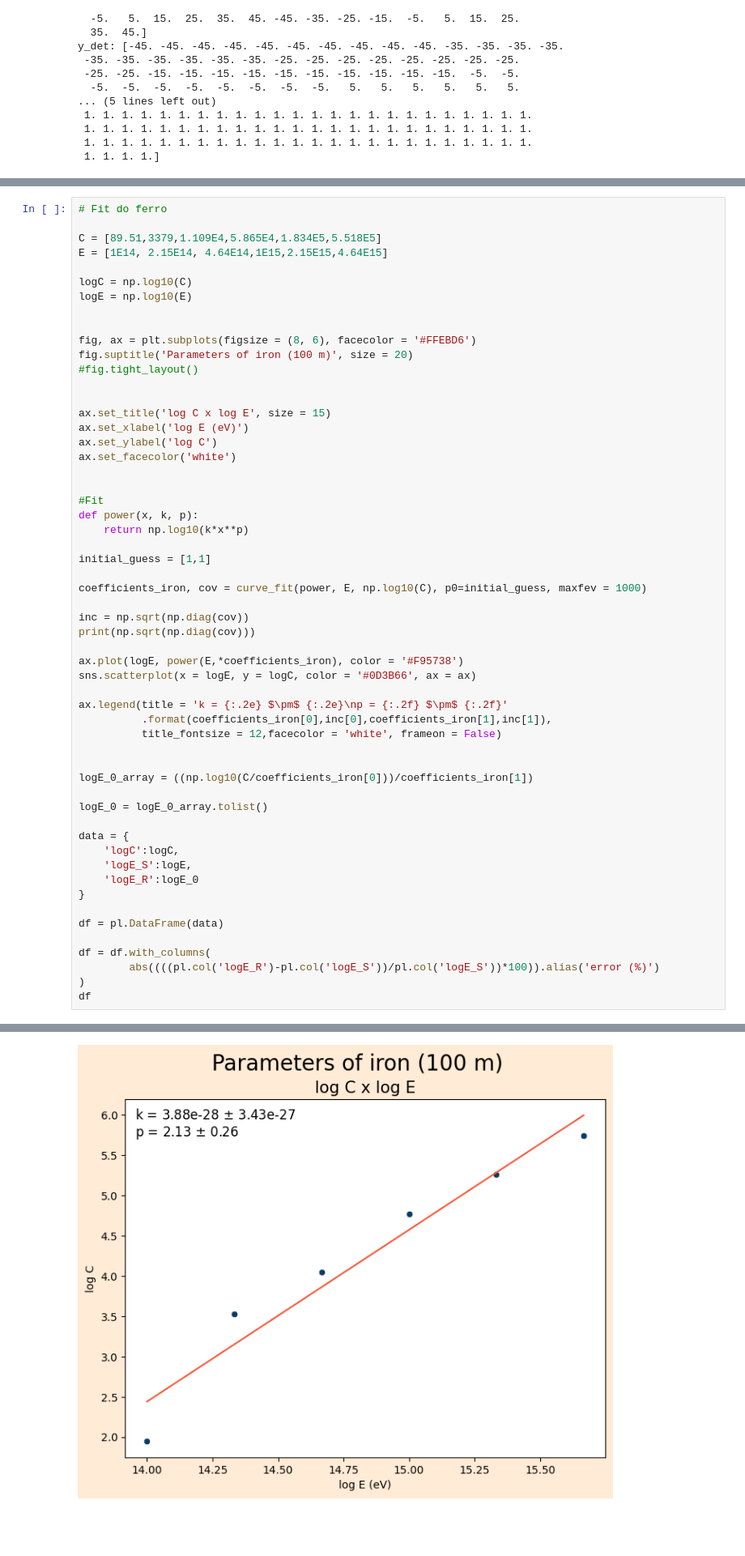
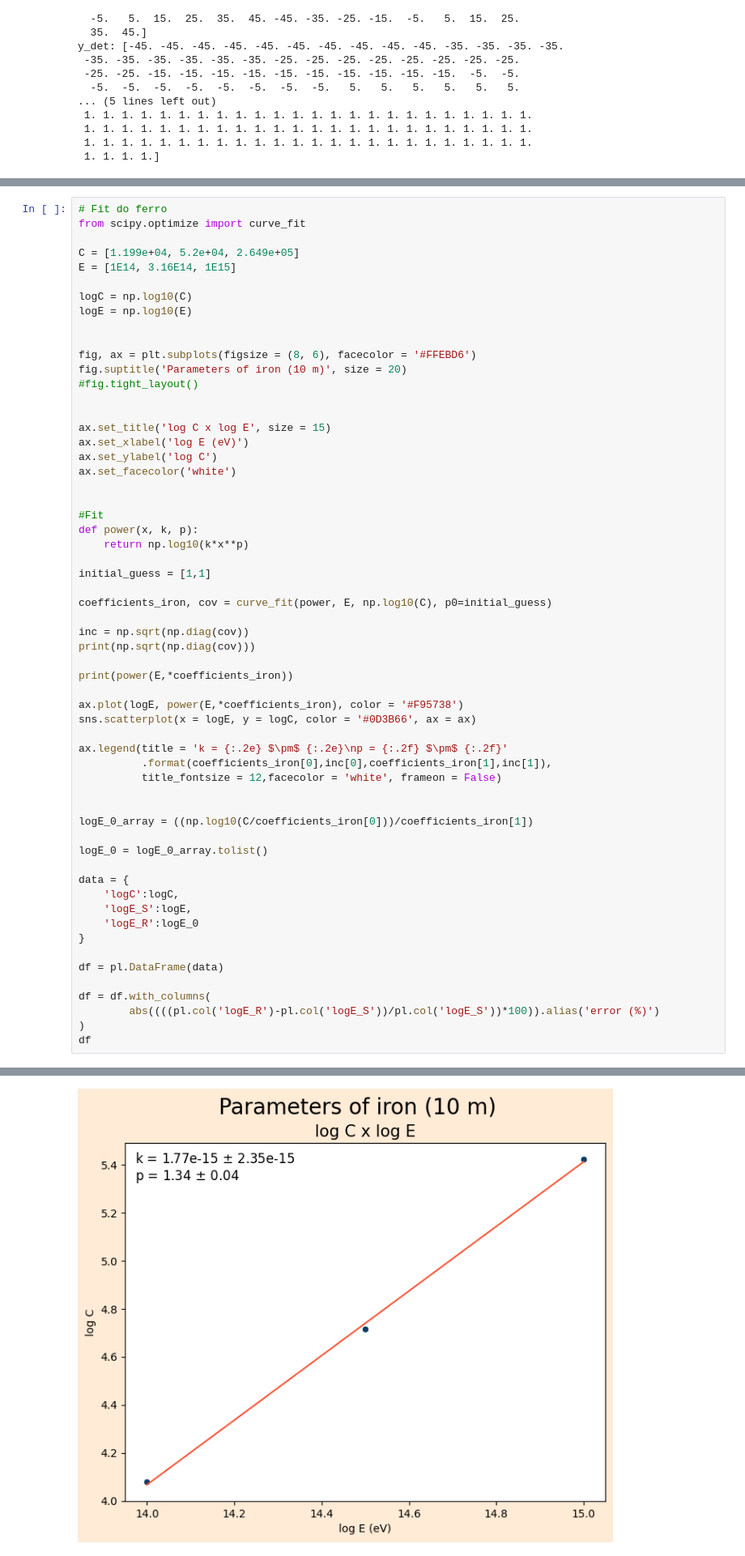
Before and after one commit to lucas-orfei/mestrado, a Jupyter notebook: array_10x10.ipynb, the cells around one changed output, grey strips where cells are left out. Shown at 81% size. Drawn from its saved outputs; the diff is of its cells as text; blank space fills up the shorter version.

```diff
--- a/array_10x10.ipynb
+++ b/array_10x10.ipynb
@@ -360,15 +668,16 @@ shape: (6, 4)
 # %%
 # Fit do ferro
+from scipy.optimize import curve_fit
 
-C = [89.51,3379,1.109E4,5.865E4,1.834E5,5.518E5]
-E = [1E14, 2.15E14, 4.64E14,1E15,2.15E15,4.64E15]
+C = [1.199e+04, 5.2e+04, 2.649e+05]
+E = [1E14, 3.16E14, 1E15]
 
 logC = np.log10(C)
 logE = np.log10(E)
 
 
 fig, ax = plt.subplots(figsize = (8, 6), facecolor = '#FFEBD6')
-fig.suptitle('Parameters of iron (100 m)', size = 20)
+fig.suptitle('Parameters of iron (10 m)', size = 20)
 #fig.tight_layout()
 
 
@@ -384,10 +693,12 @@ def power(x, k, p):
 
 initial_guess = [1,1]
 
-coefficients_iron, cov = curve_fit(power, E, np.log10(C), p0=initial_guess, maxfev = 1000)
+coefficients_iron, cov = curve_fit(power, E, np.log10(C), p0=initial_guess)
 
 inc = np.sqrt(np.diag(cov))
 print(np.sqrt(np.diag(cov)))
+
+print(power(E,*coefficients_iron))
 
 ax.plot(logE, power(E,*coefficients_iron), color = '#F95738')
 sns.scatterplot(x = logE, y = logC, color = '#0D3B66', ax = ax)
@@ -427,4 +736,4 @@ shape: (6, 4)
-[figure, old version]
+[figure, new version]
 # %%
 # Reconstrução da energia
 
```
Also changed, not shown: parts of 20 cells of this notebook.
